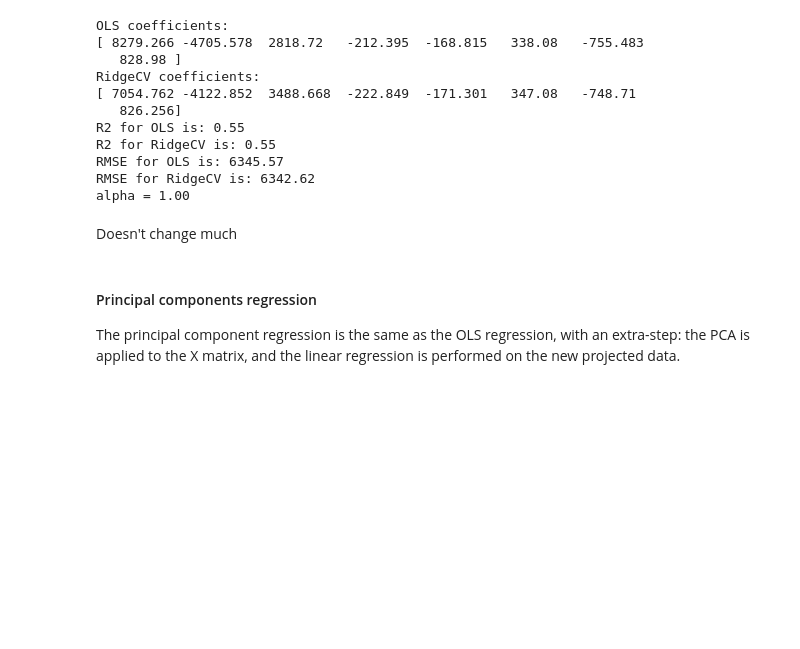
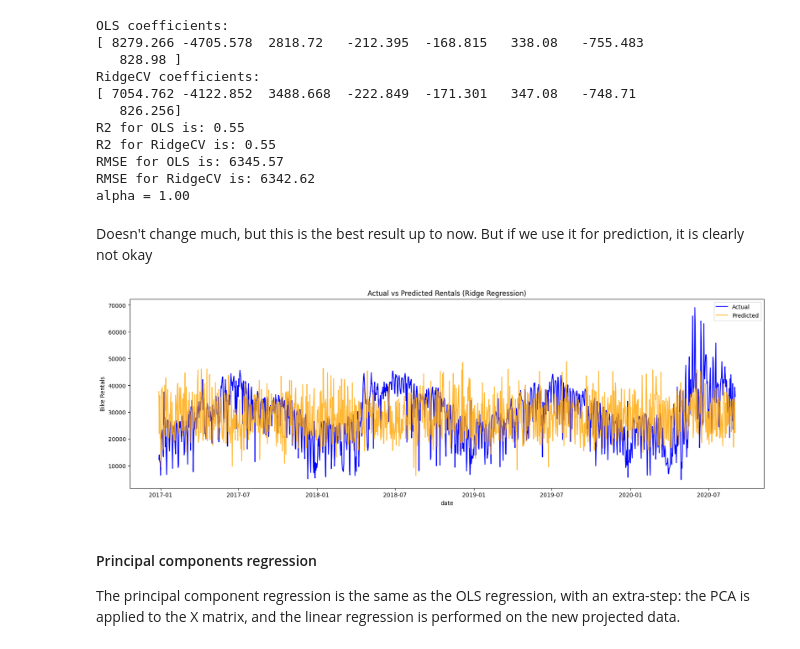
Before and after one commit to LotsAr/DataDrivenProject, a Jupyter notebook: ProjectCode.ipynb, the cells around one changed output. Cells and saved outputs as stored; diff of their text form; code cells hidden in the pictures; blank space fills up the shorter version.

Commit message:
Added predictions based on linear regression

```diff
--- a/ProjectCode.ipynb
+++ b/ProjectCode.ipynb
@@ -577,9 +566,10 @@ from sklearn.preprocessing import StandardScaler
 merged_rentals_weather = pd.merge(daily_rentals_filtered, weather_df_filtered.loc[:, 'tavg':'date'], on='date', how='inner')
 X = merged_rentals_weather.loc[:, 'tavg':'pres']
 Y = merged_rentals_weather.loc[:, 'rental_count']
+dates = merged_rentals_weather.loc[:, 'date']
 
 # create the test and train datasets
-X_train, X_test, y_train, y_test = train_test_split(X, Y, test_size=0.2, random_state=1)
+X_train, X_test, y_train, y_test, date_train, date_test = train_test_split(X, Y, dates, test_size=0.2, random_state=1)
 
 # scale and center the data
 scalerX = StandardScaler()
@@ -692,6 +682,7 @@ from sklearn.linear_model import RidgeCV
 
 RidgeCV_reg = RidgeCV(alphas=(0.1, 0.5, 1, 5, 10, 50), cv=5).fit(X0_train, y_train)
 y_pred_RidgeCV = RidgeCV_reg.predict(X0_test)
+y_pred_RidgeCV_train = RidgeCV_reg.predict(X0_train) #not for computing values, but for prediction using regression (see next block)
 
 plt.scatter(y_test, y_pred_RidgeCV)
 plt.plot(y_test, y_test, c='r', alpha=0.6, ls='--')
@@ -729,8 +720,24 @@ R2 for RidgeCV is: 0.55
 RMSE for OLS is: 6345.57
 RMSE for RidgeCV is: 6342.62
 alpha = 1.00
-# %% [markdown]
-Doesn't change much
+# %% [markdown]
+Doesn't change much, but this is the best result up to now. But if we use it for prediction, it is clearly not okay
+# %%
+df = df = pd.DataFrame({'date': dates, 'y_true': Y})
+df['y_pred'] = np.nan
+df.loc[df['date'].isin(date_train), 'y_pred'] = y_pred_RidgeCV_train
+df.loc[df['date'].isin(date_test), 'y_pred'] = y_pred_RidgeCV
+
+# Plot actual vs predicted
+plt.figure(figsize=(20, 6))
+sns.lineplot(data=df, x='date', y='y_true', label='Actual', color='blue', alpha=1)
+sns.lineplot(data=df, x='date', y='y_pred', label='Predicted', color='orange', alpha=0.8)
+plt.title("Actual vs Predicted Rentals (Ridge Regression)")
+plt.ylabel("Bike Rentals")
+plt.legend()
+plt.show()
+# %% [output]
+[figure, added]
 # %% [markdown]
 #### Principal components regression
 
```
Also changed, not shown: parts of 8 cells of this notebook.
